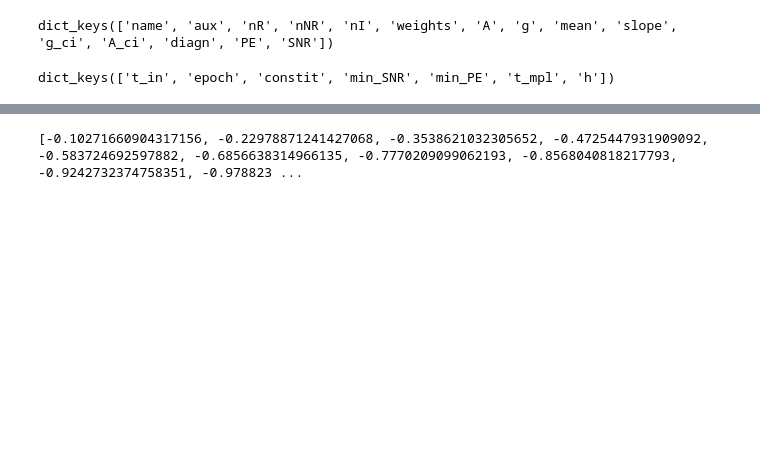
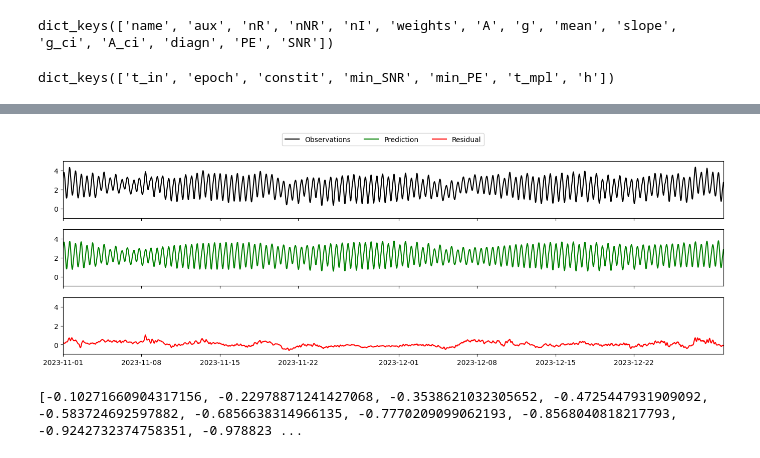
Before and after one commit to zhn66776/Tidal_try, a Jupyter notebook: utide.ipynb, the cells around one changed output, grey strips where cells are left out. Saved outputs shown, nothing was run; the diff lists cells and outputs as text; code cells hidden in the pictures; blank space fills up the shorter version.

```diff
--- a/utide.ipynb
+++ b/utide.ipynb
@@ -169,3 +176,19 @@ fig.legend(ncol=3, loc="upper center");
+# %%
+start_time = "2023-11-01"
+end_time = "2023-12-30"
+
+fig, (ax0, ax1, ax2) = plt.subplots(figsize=(17, 5), nrows=3, sharey=True, sharex=True)
+
+ax0.plot(t, obs.Water_Level_LAT1, label="Observations", color="black")
+ax1.plot(t, tide.h, label="Prediction", color="green")
+ax2.plot(t, obs.Water_Level_LAT1 - tide.h, label="Residual", color="red")
+
+ax0.set_xlim(pd.Timestamp(start_time), pd.Timestamp(end_time))
+ax0.set_ylim(-1,5)
+fig.legend(ncol=3, loc="upper center")
+plt.show()
+# %% [output]
+[figure, added]
 # %%
 print(list(tide.h[:10]))
 # %% [output]
```
Also changed, not shown: parts of 9 cells of this notebook, 1 other file.
